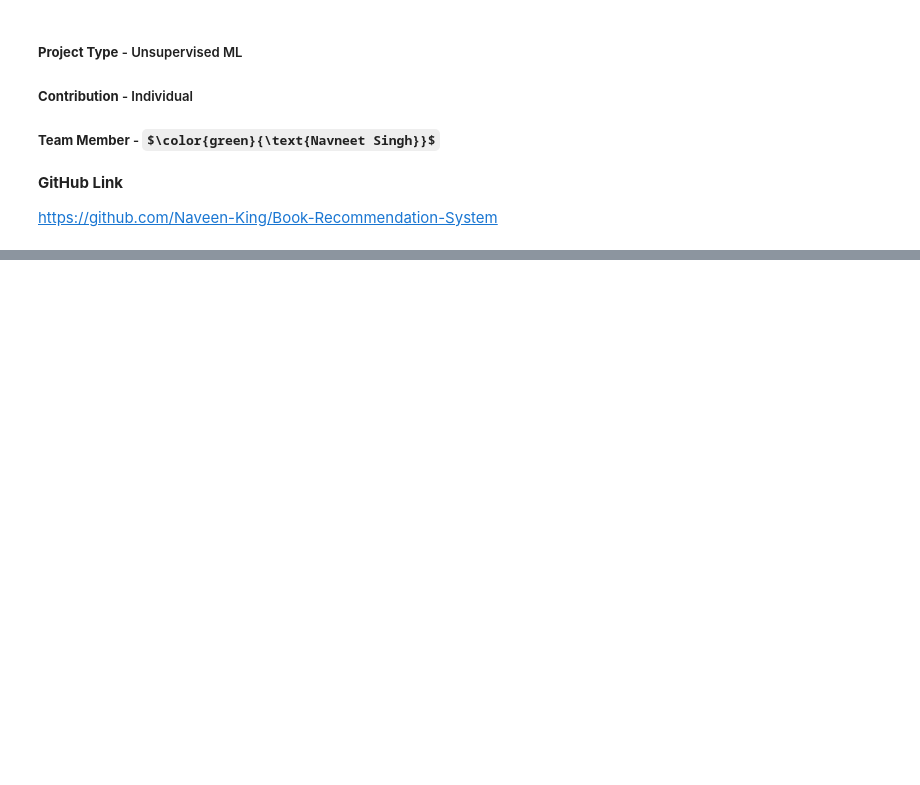
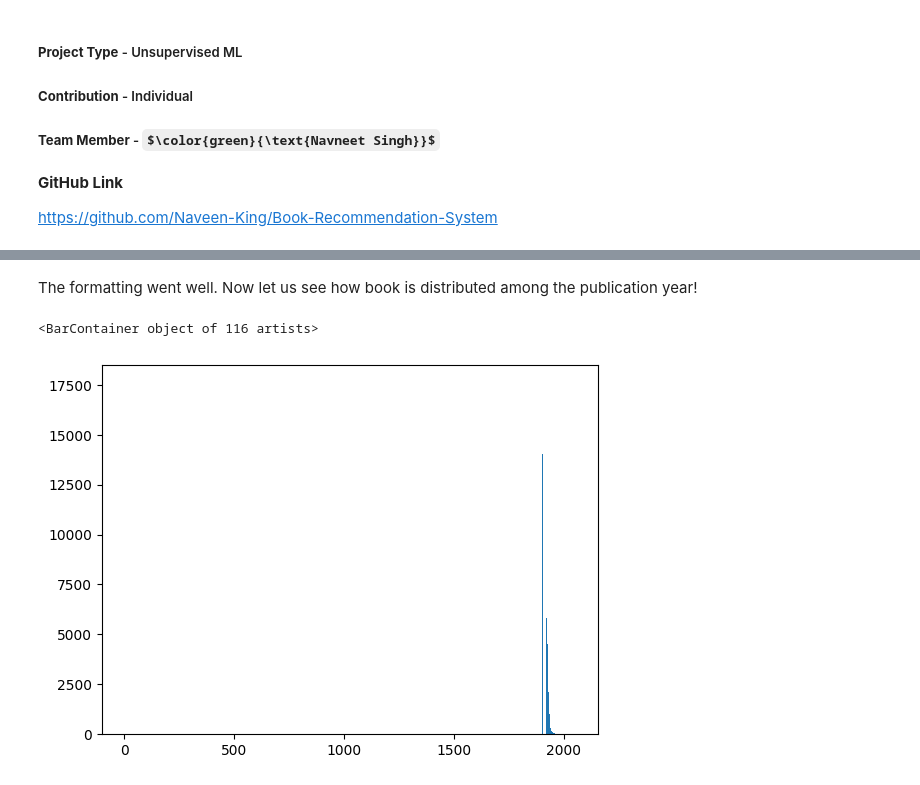
Before and after one commit to Navneet-Nicer/Book-Recommendation-System, a Jupyter notebook: Unsupervised_ML_Book_Recommendation_System3.ipynb, the cells around one changed output, grey strips where cells are left out. Cells and saved outputs as stored; diff of their text form; code cells hidden in the pictures; some formulas as TeX source; blank space fills up the shorter version.

```diff
--- a/Unsupervised_ML_Book_Recommendation_System3.ipynb
+++ b/Unsupervised_ML_Book_Recommendation_System3.ipynb
@@ -42,0 +61,3 @@ In this notebook, the motivation is to:
+# %%
+# Read in the datasets
+df_books = pd.read_csv("/content/drive/MyDrive/Capstone Project/Books.csv", delimiter=",",usecols = [0,1,2,3,4])
@@ -42,0 +81,5 @@ In this notebook, the motivation is to:
+# %%
+try:
+    df_books['Year-Of-Publication']  = df_books['Year-Of-Publication'].astype(int)
+except Exception as e:
+    print(e)
@@ -42,0 +106,5 @@ In this notebook, the motivation is to:
+# %%
+df_books['Year-Of-Publication'] = pd.to_numeric(df_books['Year-Of-Publication'],errors='coerce')
+# %%
+df_books = df_books.dropna()
+df_books['Year-Of-Publication'] = df_books['Year-Of-Publication'].astype(int)
@@ -42,0 +126,7 @@ In this notebook, the motivation is to:
+# %% [markdown]
+The formatting went well. Now let us see how book is distributed among the publication year!
+# %%
+plt.bar(pd.DataFrame(df_books['Year-Of-Publication'].value_counts()).sort_index().index, np.array(df_books['Year-Of-Publication'].value_counts()), width = 1)
+# %% [output]
+<BarContainer object of 116 artists>
+[figure, added]
```
Also changed, not shown: parts of 37 cells of this notebook.
